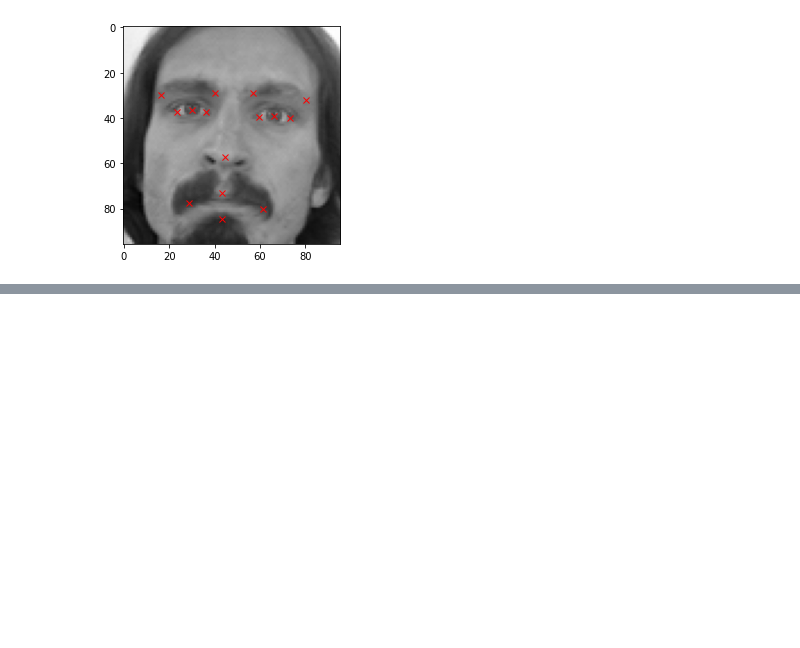
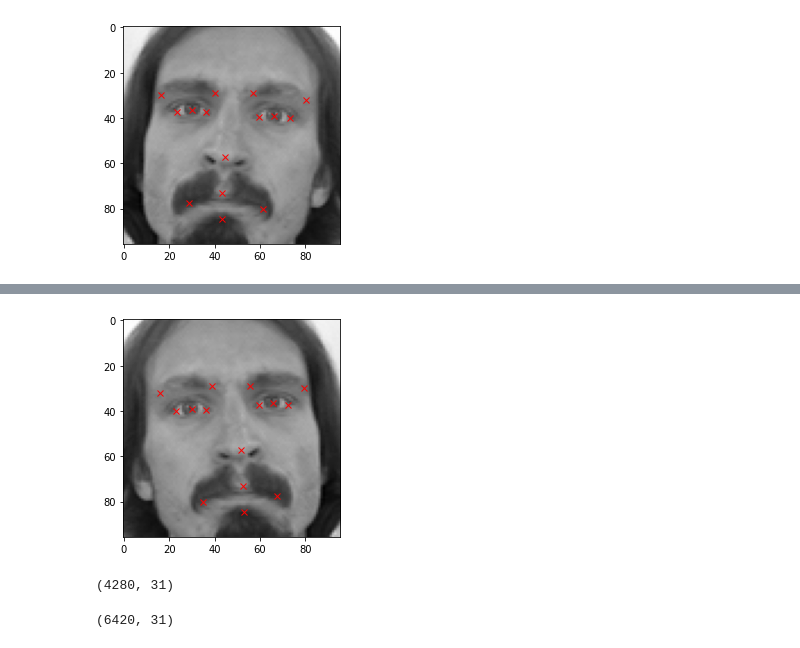
Before and after one commit to aritra741/Image-emotion-with-key-facial-points, a Jupyter notebook: Image_Emotion_Detection.ipynb, the cells around one changed output, grey strips where cells are left out. Drawn from its saved outputs; the diff is of its cells as text; code cells hidden in the pictures; blank space fills up the shorter version.

```diff
--- a/Image_Emotion_Detection.ipynb
+++ b/Image_Emotion_Detection.ipynb
@@ -116,0 +119,6 @@ for j in range( 1,31, 2 ):
+# %%
+import copy
+facial_key_copy= copy.copy( facial_key )
+# %%
+columns= facial_key.columns[:-1]
+columns
@@ -116,0 +141,30 @@ for j in range( 1,31, 2 ):
+# %%
+# Horizontal flip
+facial_key_copy['Image']= facial_key_copy['Image'].apply( lambda x: np.flip( x, axis=1 ) )
+
+# Flipping the x co-ordinates of the key points
+for i in range(len(columns)):
+  if i%2==0:
+    facial_key_copy[columns[i]]= facial_key_copy[columns[i]].apply( lambda x: 96.-float(x) )
+# %%
+plt.imshow( facial_key_copy['Image'][0], cmap='gray' )
+
+for i in range(1,31,2):
+  plt.plot( facial_key_copy.loc[0][i-1], facial_key_copy.loc[0][i], 'rx' )
+# %% [output]
+[figure, added]
+# %%
+augmented_facial= np.concatenate( (facial_key, facial_key_copy) )
+augmented_facial.shape
+# %% [output]
+(4280, 31)
+# %%
+# Increasing the brightness by multiplying the pixel values
+import random
+facial_key_copy= copy.copy( facial_key )
+
+facial_key_copy['Image']= facial_key_copy['Image'].apply( lambda x: np.clip( random.uniform(1.5,2)*x, 0.0, 255.0 ) )
+augmented_facial= np.concatenate( (augmented_facial, facial_key_copy) )
+augmented_facial.shape
+# %% [output]
+(6420, 31)
```
Also changed, not shown: parts of 3 cells of this notebook.
